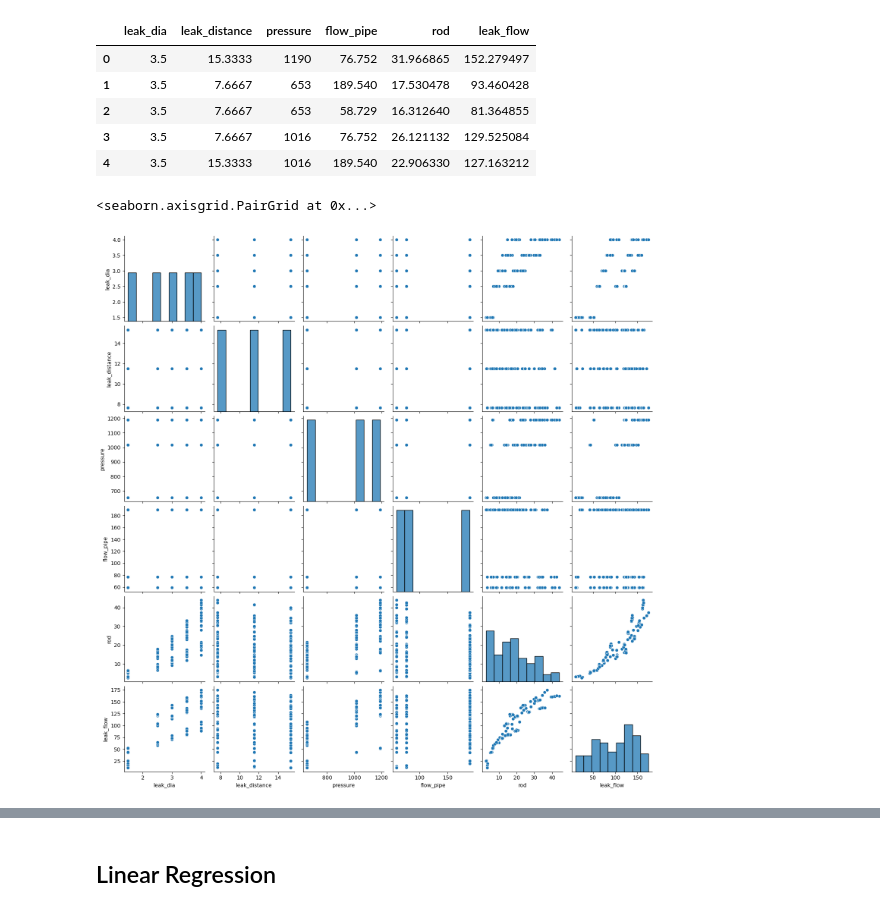
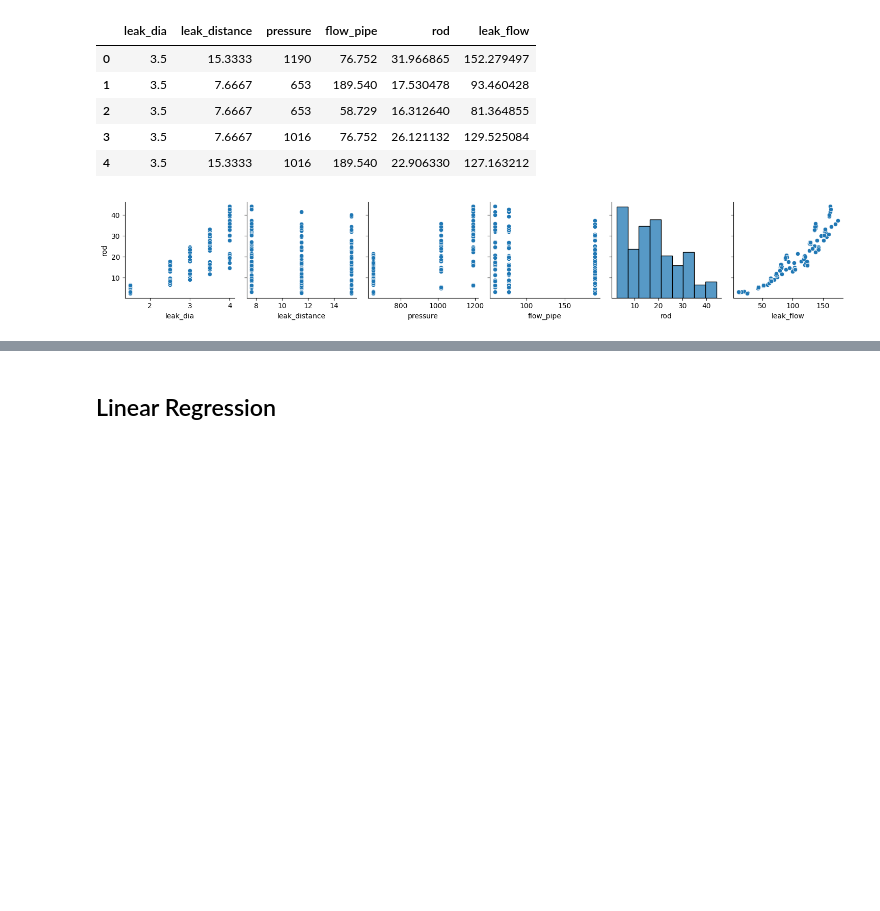
Before and after one commit to lllerena2/ma-final-project, a Jupyter notebook: eda/EDA_ROD.ipynb, the cells around one changed output, grey strips where cells are left out. Cells and saved outputs as stored; diff of their text form; code cells hidden in the pictures; blank space fills up the shorter version.

```diff
--- a/eda/EDA_ROD.ipynb
+++ b/eda/EDA_ROD.ipynb
@@ -48,7 +69,6 @@ rod.head()
 | 3 | 3.5 | 7.6667 | 1016 | 76.752 | 26.121132 | 129.525084 |
 | 4 | 3.5 | 15.3333 | 1016 | 189.540 | 22.906330 | 127.163212 |
 # %%
-sns.pairplot(rod)
+sns.pairplot(rod, y_vars="rod");
 # %% [output]
-<seaborn.axisgrid.PairGrid at 0x...>
-[figure, old version]
+[figure, new version]
```
Also changed, not shown: parts of 54 cells of this notebook, 1 other file.
